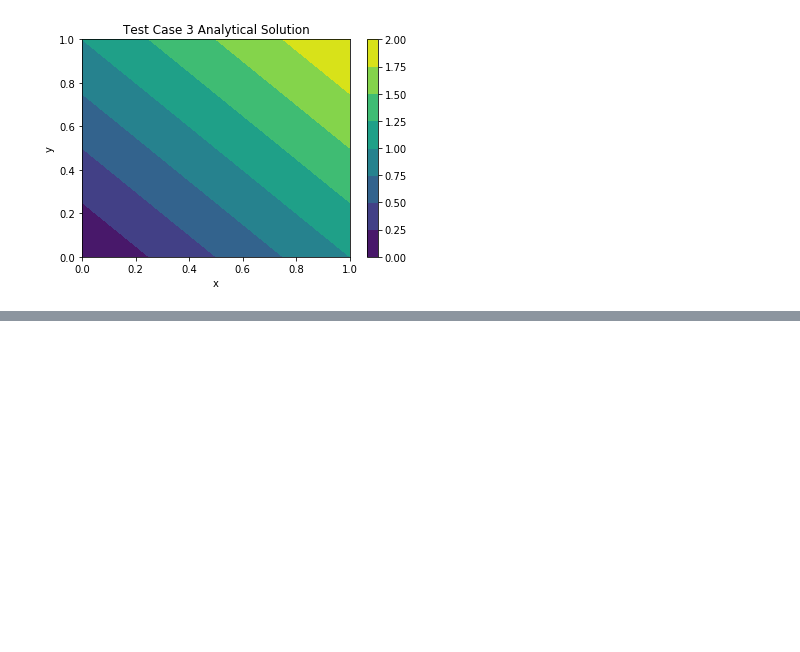
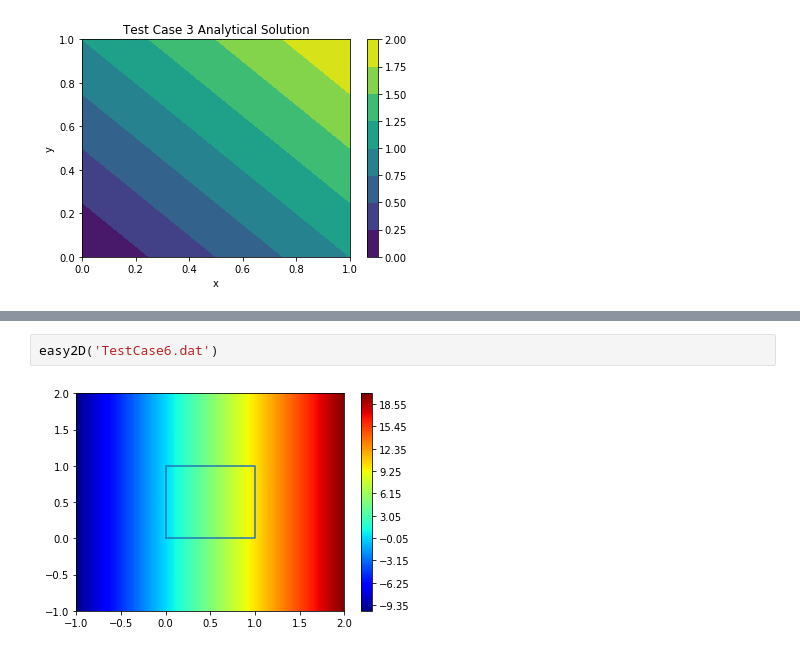
Before and after one commit to chris-barrow/Easy2D-Python, a Jupyter notebook: ME611 Final Report.ipynb, the cells around one changed output, grey strips where cells are left out. Cells and saved outputs as stored; diff of their text form; blank space fills up the shorter version.

```diff
--- a/ME611 Final Report.ipynb
+++ b/ME611 Final Report.ipynb
@@ -213,0 +410,4 @@ plt.show()
+# %%
+easy2D('TestCase6.dat')
+# %% [output]
+[figure, added]
```
Also changed, not shown: parts of 5 cells of this notebook.
